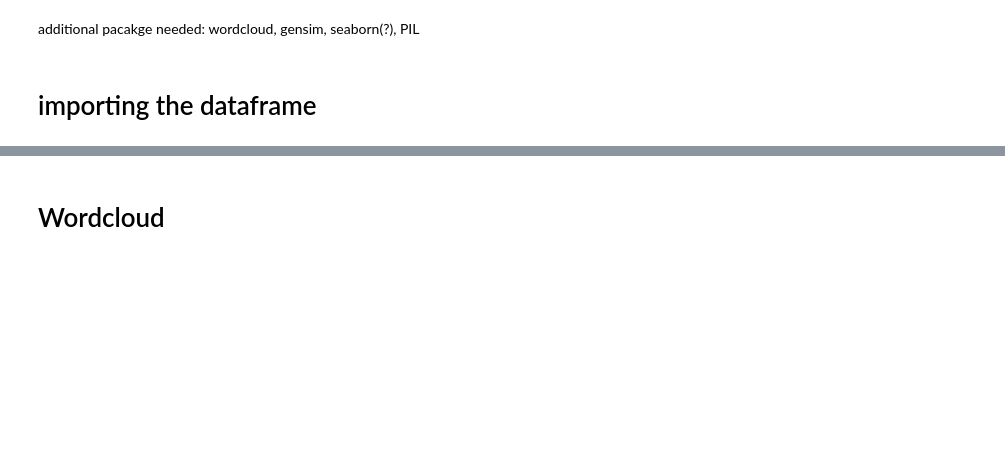
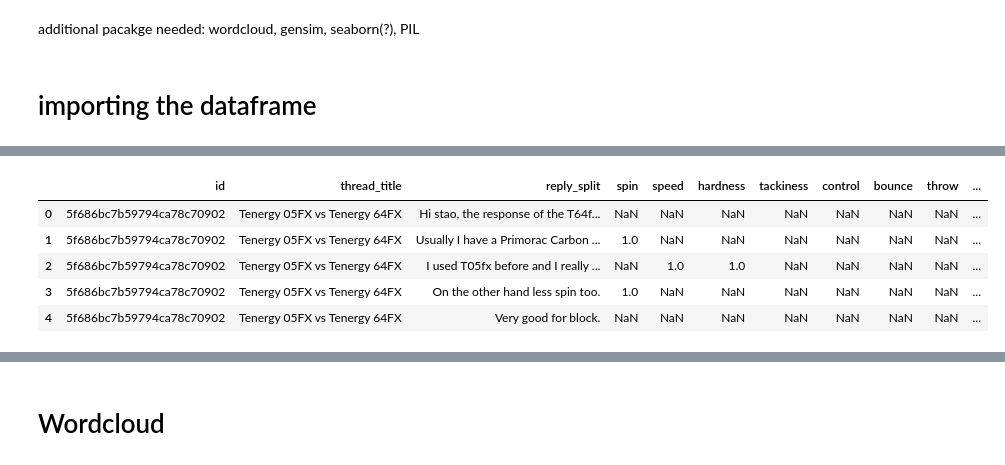
Before and after one commit to vionwinnie/ds4a-t15-tableTennis-product-review, a Jupyter notebook: EDA/rule_based_aspect_assignment.ipynb, the cells around one changed output, grey strips where cells are left out. Cells and saved outputs as stored; diff of their text form; code cells hidden in the pictures; blank space fills up the shorter version.

```diff
--- a/EDA/rule_based_aspect_assignment.ipynb
+++ b/EDA/rule_based_aspect_assignment.ipynb
@@ -18,0 +45,9 @@ comp_sentences_df.head()
+# %%
+sentences_df.head()
+# %% [output]
+|  | id | thread_title | reply_split | spin | speed | hardness | tackiness | control | bounce | throw | ... |
+| 0 | 5f686bc7b59794ca78c70902 | Tenergy 05FX vs Tenergy 64FX | Hi stao, the response of the T64f... | NaN | NaN | NaN | NaN | NaN | NaN | NaN | ... |
+| 1 | 5f686bc7b59794ca78c70902 | Tenergy 05FX vs Tenergy 64FX | Usually I have a Primorac Carbon ... | 1.0 | NaN | NaN | NaN | NaN | NaN | NaN | ... |
+| 2 | 5f686bc7b59794ca78c70902 | Tenergy 05FX vs Tenergy 64FX | I used T05fx before and I really ... | NaN | 1.0 | 1.0 | NaN | NaN | NaN | NaN | ... |
+| 3 | 5f686bc7b59794ca78c70902 | Tenergy 05FX vs Tenergy 64FX | On the other hand less spin too. | 1.0 | NaN | NaN | NaN | NaN | NaN | NaN | ... |
+| 4 | 5f686bc7b59794ca78c70902 | Tenergy 05FX vs Tenergy 64FX | Very good for block. | NaN | NaN | NaN | NaN | NaN | NaN | NaN | ... |
```
Also changed, not shown: parts of 24 cells of this notebook.
